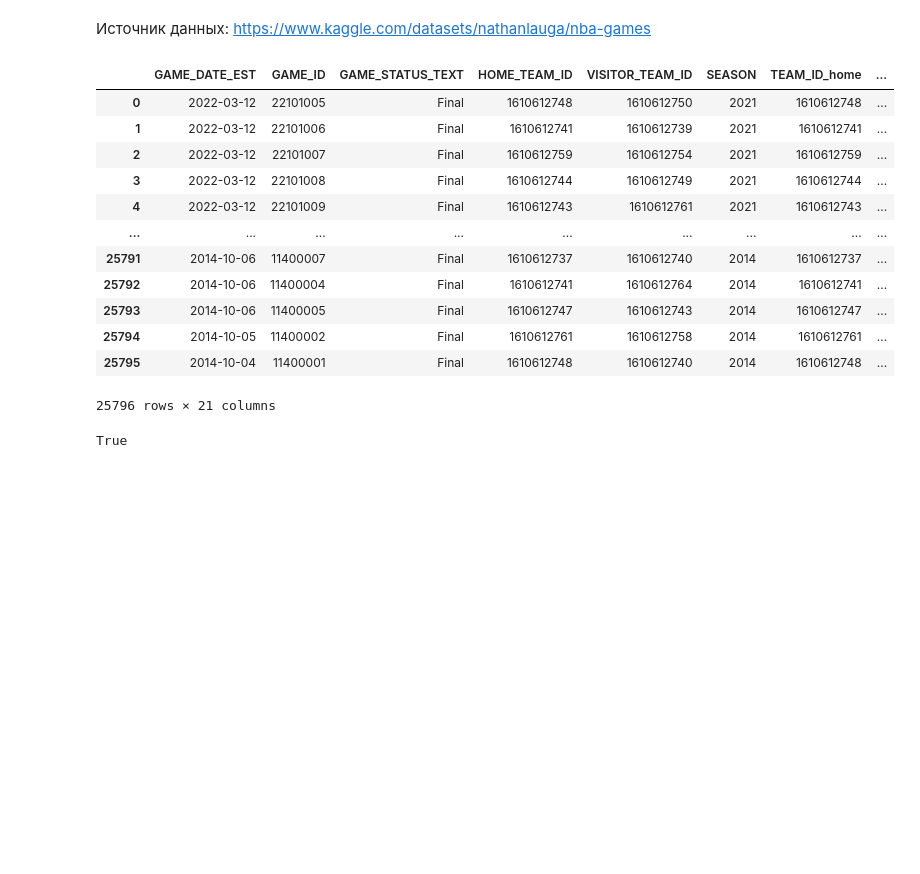
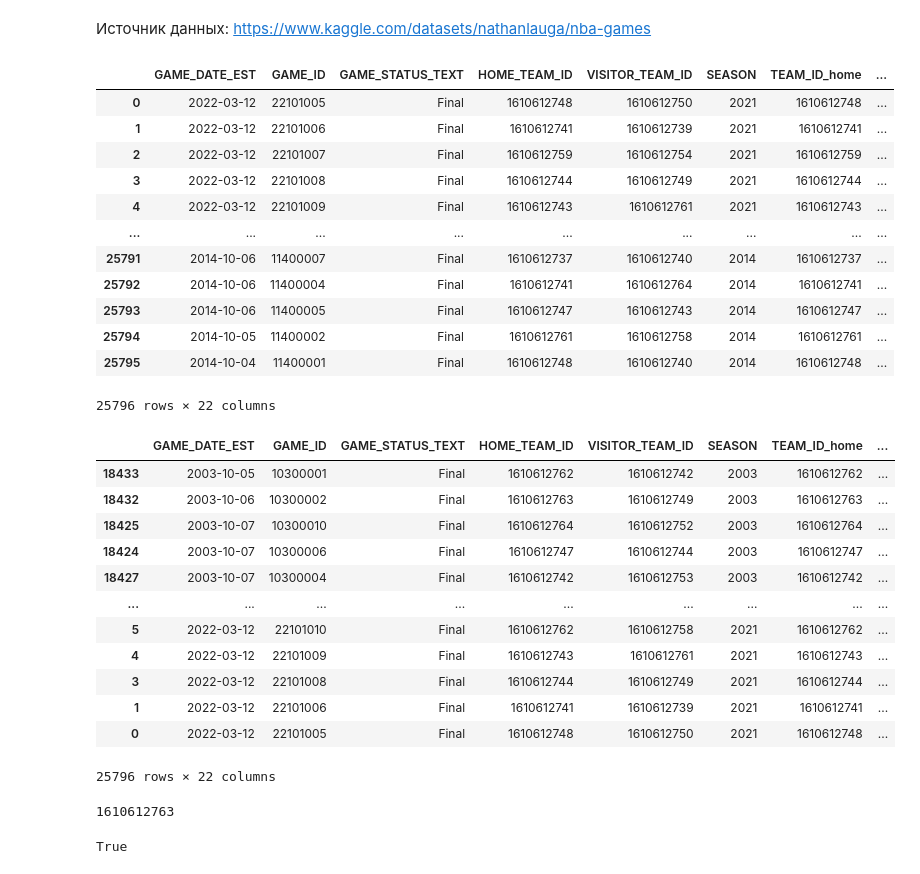
Before and after one commit to GrigoriyKryukov/Tournaments.-Drafts, a Jupyter notebook: NBA Data.ipynb, the cells around one changed output. Drawn from its saved outputs; the diff is of its cells as text; code cells hidden in the pictures; blank space fills up the shorter version.

```diff
--- a/NBA Data.ipynb
+++ b/NBA Data.ipynb
@@ -11,5 +12,7 @@ from tqdm import tqdm
 # %%
 df = pd.read_csv("games.csv")
+# %%
+df["date"] = [datetime.strptime(df.GAME_DATE_EST[i], "%Y-%m-%d") for i in range(len(df))]
 # %%
 df
 # %% [output]
@@ -25,7 +28,28 @@ df
 | 25793 | 2014-10-06 | 11400005 | Final | 1610612747 | 1610612743 | 2014 | 1610612747 | ... |
 | 25794 | 2014-10-05 | 11400002 | Final | 1610612761 | 1610612758 | 2014 | 1610612761 | ... |
 | 25795 | 2014-10-04 | 11400001 | Final | 1610612748 | 1610612740 | 2014 | 1610612748 | ... |
-25796 rows × 21 columns
+25796 rows × 22 columns
+# %%
+df = df.sort_values('date')
+df
+# %% [output]
+|  | GAME_DATE_EST | GAME_ID | GAME_STATUS_TEXT | HOME_TEAM_ID | VISITOR_TEAM_ID | SEASON | TEAM_ID_home | ... |
+| 18433 | 2003-10-05 | 10300001 | Final | 1610612762 | 1610612742 | 2003 | 1610612762 | ... |
+| 18432 | 2003-10-06 | 10300002 | Final | 1610612763 | 1610612749 | 2003 | 1610612763 | ... |
+| 18425 | 2003-10-07 | 10300010 | Final | 1610612764 | 1610612752 | 2003 | 1610612764 | ... |
+| 18424 | 2003-10-07 | 10300006 | Final | 1610612747 | 1610612744 | 2003 | 1610612747 | ... |
+| 18427 | 2003-10-07 | 10300004 | Final | 1610612742 | 1610612753 | 2003 | 1610612742 | ... |
+| ... | ... | ... | ... | ... | ... | ... | ... | ... |
+| 5 | 2022-03-12 | 22101010 | Final | 1610612762 | 1610612758 | 2021 | 1610612762 | ... |
+| 4 | 2022-03-12 | 22101009 | Final | 1610612743 | 1610612761 | 2021 | 1610612743 | ... |
+| 3 | 2022-03-12 | 22101008 | Final | 1610612744 | 1610612749 | 2021 | 1610612744 | ... |
+| 1 | 2022-03-12 | 22101006 | Final | 1610612741 | 1610612739 | 2021 | 1610612741 | ... |
+| 0 | 2022-03-12 | 22101005 | Final | 1610612748 | 1610612750 | 2021 | 1610612748 | ... |
+25796 rows × 22 columns
+# %%
+df.HOME_TEAM_ID.iloc[1]
+# %% [output]
+1610612763
 # %%
 # ID команд в таблицах дома и на выезде совпадают
 sorted(df.HOME_TEAM_ID.unique()) == sorted(df.VISITOR_TEAM_ID.unique())
```
Also changed, not shown: parts of 27 cells of this notebook.
